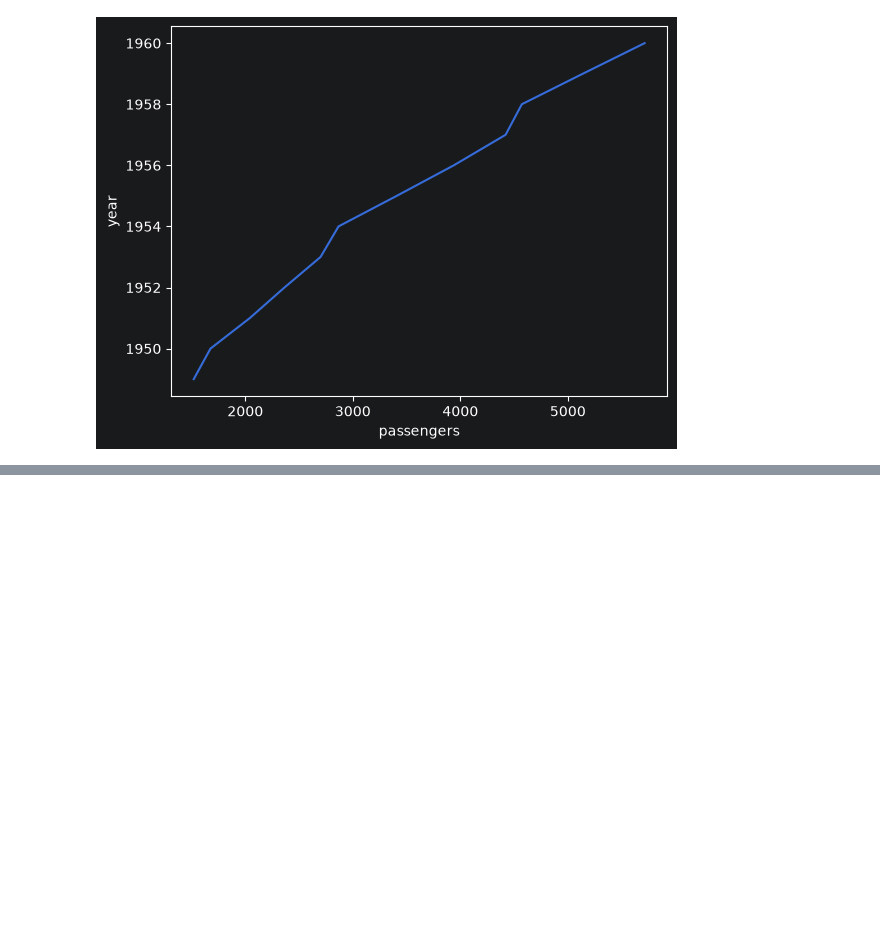
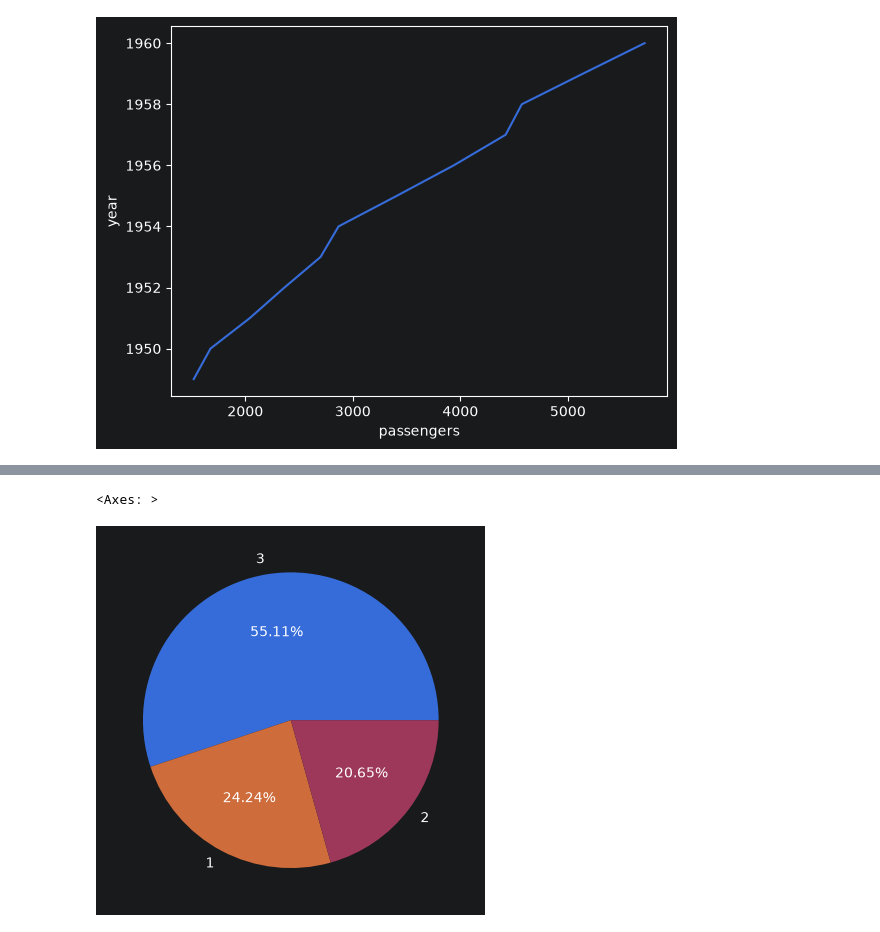
Before and after one commit to yuvrajmalviya/Machine_Learning, a Jupyter notebook: Practice.ipynb, the cells around one changed output, grey strips where cells are left out. Cells and saved outputs as stored; diff of their text form; code cells hidden in the pictures; blank space fills up the shorter version.

```diff
--- a/Practice.ipynb
+++ b/Practice.ipynb
@@ -80,0 +112,5 @@ sns.lineplot(data=df, x='passengers', y='year')
+# %%
+df['Pclass'].value_counts().plot(kind='pie', autopct='%.2f%%')
+# %% [output]
+<Axes: >
+[figure, added]
```
Also changed, not shown: parts of 30 cells of this notebook, 8 other files.
